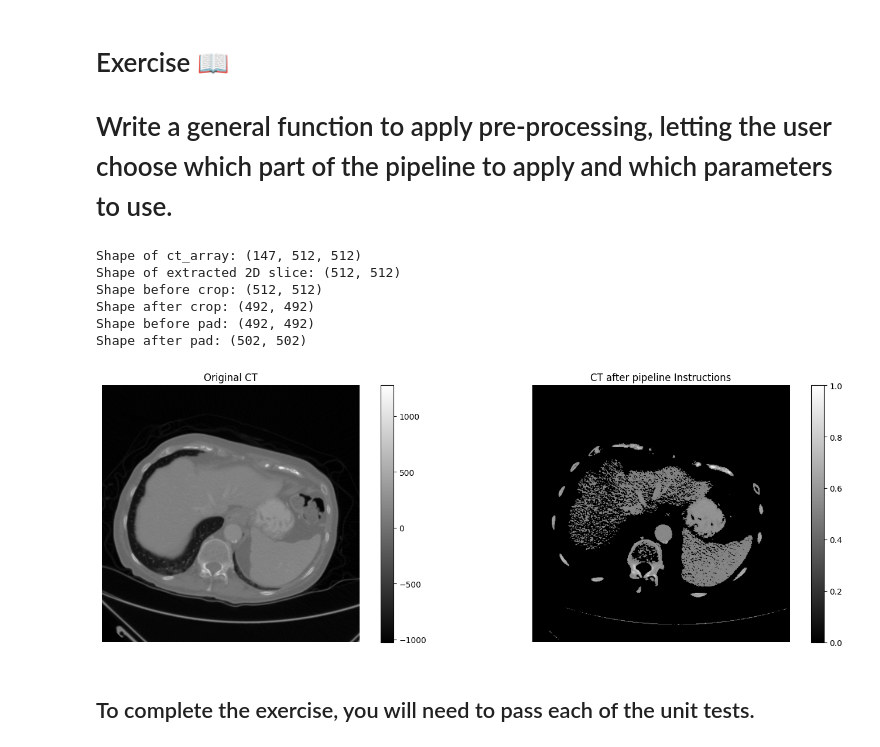
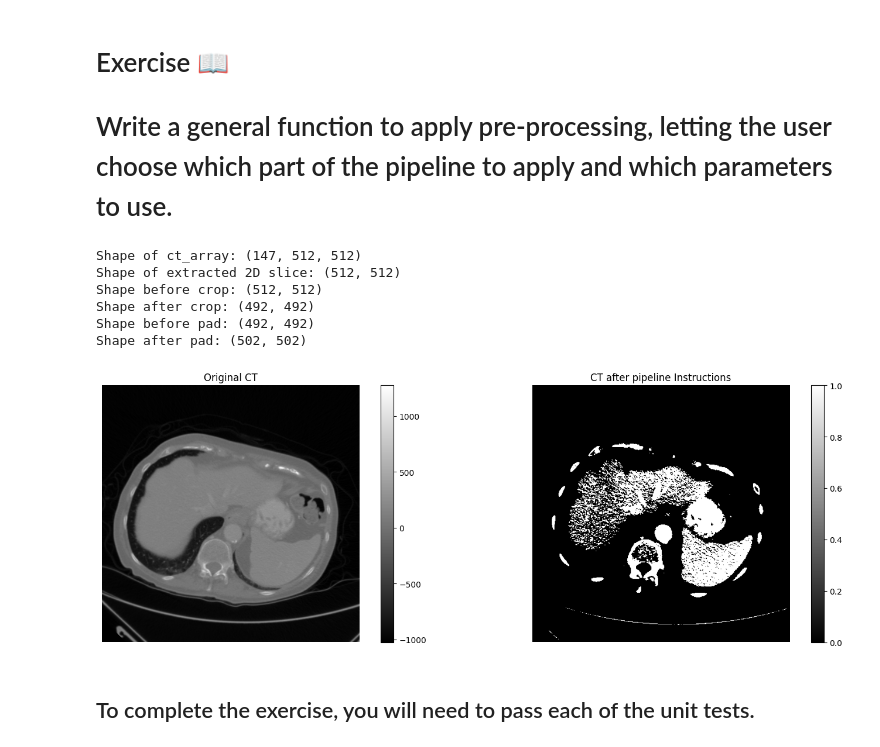
Before and after one commit to joeFPV99/MIPGN, a Jupyter notebook: PythonBasicsNotebookPt1/Processing_to_complete.ipynb, the cells around one changed output. Saved outputs shown, nothing was run; the diff lists cells and outputs as text; code cells hidden in the pictures.

```diff
--- a/PythonBasicsNotebookPt1/Processing_to_complete.ipynb
+++ b/PythonBasicsNotebookPt1/Processing_to_complete.ipynb
@@ -282,7 +299,7 @@ def preprocessVolume(image: sitk.Image,
    if pipelineInstructions.get("mask", {}).get("enable", False):
         threshold = pipelineInstructions["mask"].get("threshold", 0)
         binary_mask = sitk.Greater(image, threshold)
-        image = sitk.Mask(image, binary_mask, outsideValue=1)
+        image = sitk.Cast(binary_mask, sitk.sitkFloat32)
 
 
    return image
@@ -291,14 +308,13 @@ def preprocessVolume(image: sitk.Image,
 
 ############################################################## apply the result ###################################################################################
 
-# Assuming ct_array is a 3D numpy array representing a CT volume
 # Check the shape of the volume
 print(f"Shape of ct_array: {ct_array.shape}")  # Should be (depth, height, width)
 
 # Define the slice index and ensure it's within bounds
-slice_index = 130  # Adjust according to the depth of ct_array
+slice_index = 130  # Adjust according to desired depth
 
-# Extract a 2D slice and convert it to a SimpleITK image
+# Extract a 2D slice and convert it to a sitk image
 slice_2d_array = ct_array[slice_index, :, :]
 print(f"Shape of extracted 2D slice: {slice_2d_array.shape}")  # Should be (height, width)
 image = sitk.GetImageFromArray(slice_2d_array)
@@ -331,34 +347,34 @@ pipelineInstructions = {
 #apply the pipeline
 preprocessed_image = preprocessVolume(image, pipelineInstructions)
 
 #original & preprocessed image
 original_img_np = sitk.GetArrayFromImage(image)
 preprocessed_image_np = sitk.GetArrayFromImage(preprocessed_image)
 
 
 #show the plots
 f, axarr = plt.subplots(1, 2, figsize=(15,5))
 
 img = axarr[0].imshow(original_img_np, cmap='gray',origin='lower')
 axarr[0].axis('off')
 axarr[0].set_title('Original CT')
 f.colorbar(img, ax=axarr[0])
 
 img = axarr[1].imshow(preprocessed_image_np, cmap='gray', origin='lower')
 axarr[1].axis('off')
 axarr[1].set_title('CT after pipeline Instructions')
 f.colorbar(img, ax=axarr[1])
 
 plt.tight_layout()
 plt.subplots_adjust(wspace=0, hspace=0)
 # %% [output]
 Shape of ct_array: (147, 512, 512)
 Shape of extracted 2D slice: (512, 512)
 Shape before crop: (512, 512)
 Shape after crop: (492, 492)
 Shape before pad: (492, 492)
 Shape after pad: (502, 502)
-[figure, old version]
+[figure, new version]
 # %% [markdown]
 ## To complete the exercise, you will need to pass each of the unit tests.
 # %%
```
Also changed, not shown: parts of 6 cells of this notebook, 2 other files.
